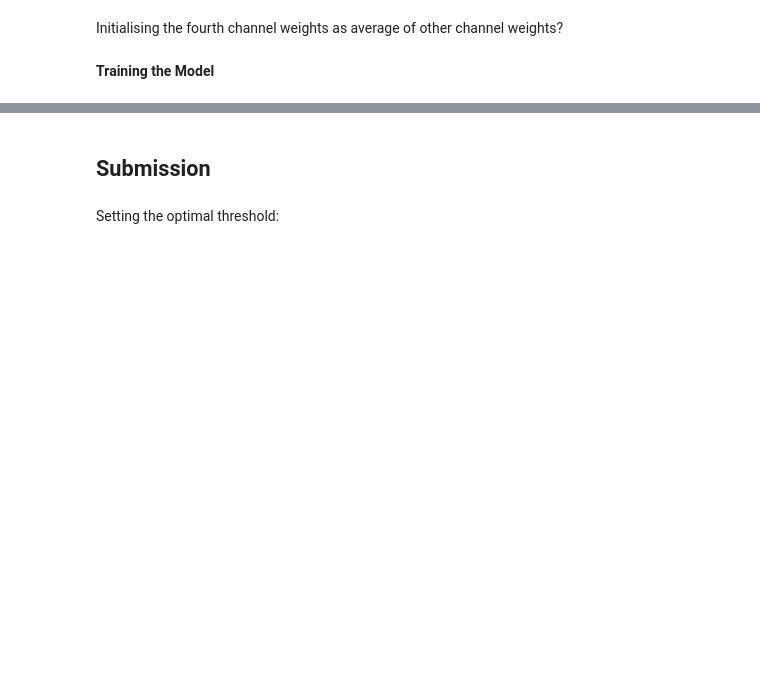
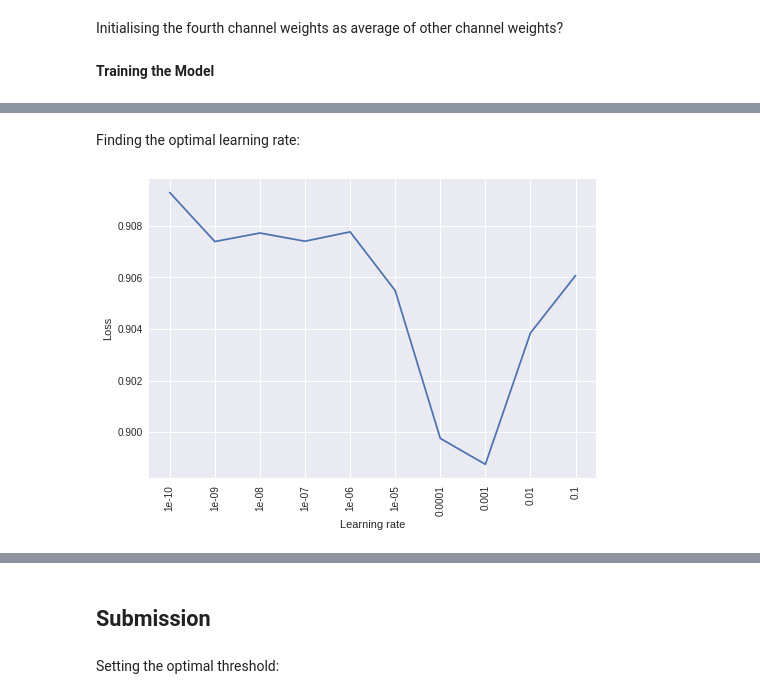
Before and after one commit to TomaszKaleczyc/Protein_finder, a Jupyter notebook: Protein_Finder.ipynb, the cells around one changed output, grey strips where cells are left out. Drawn from its saved outputs; the diff is of its cells as text; code cells hidden in the pictures; blank space fills up the shorter version.

```diff
--- a/Protein_Finder.ipynb
+++ b/Protein_Finder.ipynb
@@ -476,7 +477,7 @@ def find_lr(model, train_loader, loss, crop=1, p=10):
     losses = []
     for lr in lrs:
         opt = optim.Adam(params=model.parameters(), lr=lr)
-        inp, lab = [Variable(item) for item in list(map(reshape, next(iter(train_loader))))]
+        inp, lab = next(iter(train_loader))
         opt.zero_grad()
         out = model(inp)
         loss_size = loss(out, lab)
@@ -533,3 +510,20 @@ class FocalLoss(nn.Module):
         loss = (invprobs * self.gamma).exp() * loss
 
         return loss.sum(dim=1).mean()
+# %%
+class F1_Loss(nn.Module):
+
+    def forward(self, inp, targ):
+        inp = inp.sigmoid()
+        epsilon = 1e-10
+
+        tp = (inp*targ).sum(dim=0)
+        tn = ((1 - inp)*(1-targ)).sum(dim=0)
+        fp = (inp*(1-targ)).sum(dim=0)
+        fn = ((1-inp)*targ).sum(dim=0)
+
+        precision = tp / (tp + fp + epsilon)
+        recall = tp / (tp + fn + epsilon)
+
+        f1 = 2 * precision * recall / (precision + recall + epsilon)
+        return 1 - f1.mean()
@@ -734,18 +680,18 @@ class ResNetBased(nn.Module):
         self.model.avgpool = nn.AdaptiveAvgPool2d(output_size=1)
         self.in_feats = self.model.fc.in_features
         self.model.fc = nn.Sequential(
-            nn.Linear(self.in_feats, 1024),
-            nn.BatchNorm1d(1024,eps=1e-05, momentum=0.1, affine=True, track_running_stats=True),
+            nn.Linear(self.in_feats, 512),
+            nn.BatchNorm1d(512,eps=1e-05, momentum=0.1, affine=True, track_running_stats=True),
             nn.Dropout(self.d),
             self.act
         )
 
         # Custom head
         self.head = nn.Sequential(
-            nn.Linear(1024, 512),
-            nn.BatchNorm1d(512, eps=1e-05, momentum=0.1, affine=True, track_running_stats=True),
-            nn.Dropout(self.d),
-            self.act,
+#             nn.Linear(1024, 512),
+#             nn.BatchNorm1d(512, eps=1e-05, momentum=0.1, affine=True, track_running_stats=True),
+#             nn.Dropout(self.d),
+#             self.act,
             nn.Linear(512, 128),
             nn.BatchNorm1d(128, eps=1e-05, momentum=0.1, affine=True, track_running_stats=True),
             nn.Dropout(self.d),
@@ -772,11 +718,10 @@ class ResNetBased(nn.Module):
 sz = 64
 bs = 64
 channels = "RGBY"
-n_augs = 0
-dset = ProteinDataset(train, channels=channels, sz=sz, n_augs=n_augs)
-vset = ProteinDataset(val, channels=channels, sz=sz, n_augs=0)
+dset = ProteinDataset(train, channels=channels, sz=sz)
+vset = ProteinDataset(val, channels=channels, sz=sz)
 train_loader = DataLoader(dset, batch_size=bs)
 val_loader = DataLoader(vset, batch_size=bs)
-b, y = list(map(reshape, next(iter(train_loader))))
+b, y = next(iter(train_loader))
 # %%
 model = ResNetBased(channels=channels, activation="LReLU").cuda()
@@ -789,7 +752,11 @@ def f1_thresholds():
 
 
 def opt_th(): return sorted(f1_thresholds().items(), key=lambda x: x[1])[-1][0]
+# %% [markdown]
+Finding the optimal learning rate:
 # %%
-find_lr(model=model, loss=FocalLoss(), train_loader=train_loader, crop=3)
+find_lr(model=model, loss=F1_Loss().cuda(), train_loader=train_loader, crop=1)
+# %% [output]
+[figure, added]
 # %%
 lr=5e-4
```
Also changed, not shown: parts of 77 cells of this notebook.
